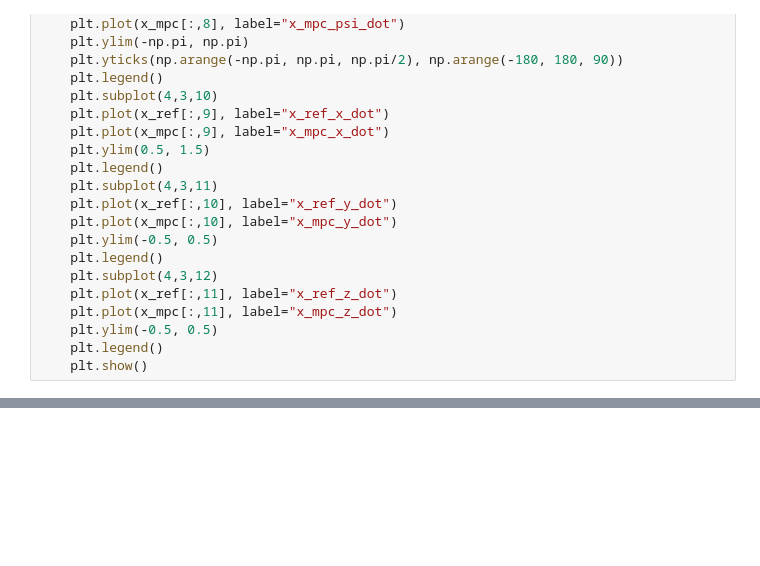
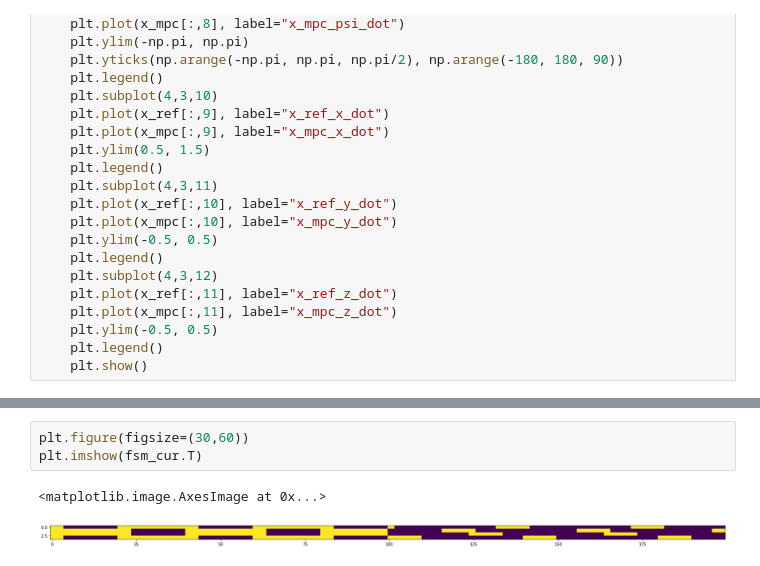
Before and after one commit to JChunX/gait-trans, a Jupyter notebook: gait_trans/playground.ipynb, the cells around one changed output, grey strips where cells are left out. Drawn from its saved outputs; the diff is of its cells as text; blank space fills up the shorter version.

```diff
--- a/gait_trans/playground.ipynb
+++ b/gait_trans/playground.ipynb
@@ -725,0 +823,6 @@ print(f_mpc[5])
+# %%
+plt.figure(figsize=(30,60))
+plt.imshow(fsm_cur.T)
+# %% [output]
+<matplotlib.image.AxesImage at 0x...>
+[figure, added]
```
Also changed, not shown: parts of 5 cells of this notebook, 54 other files.
